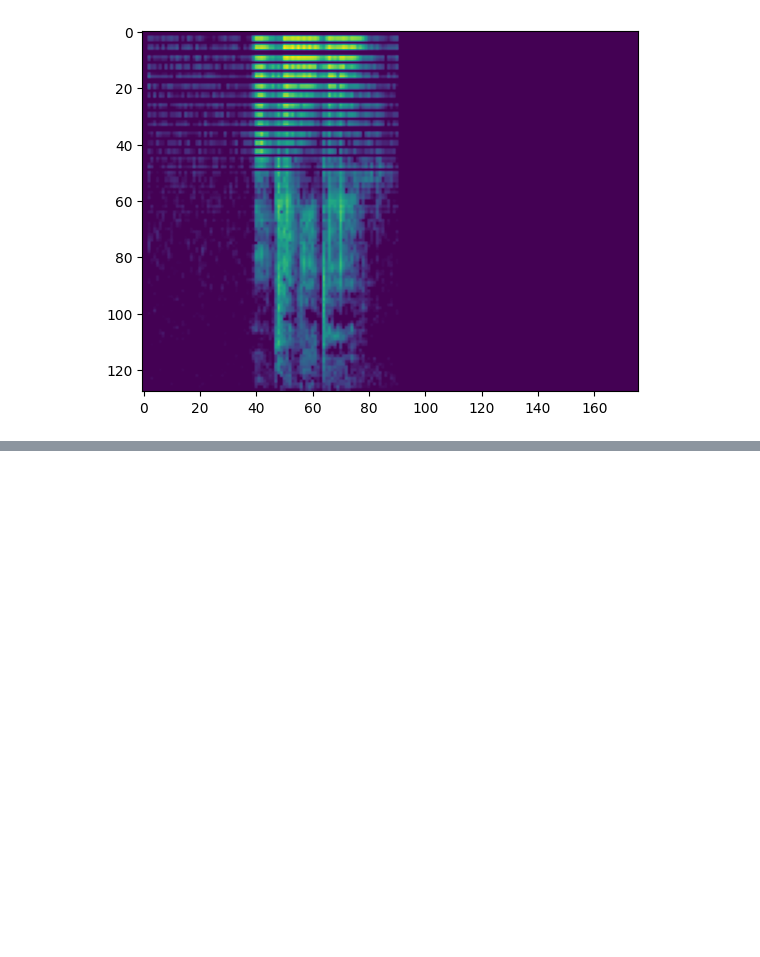
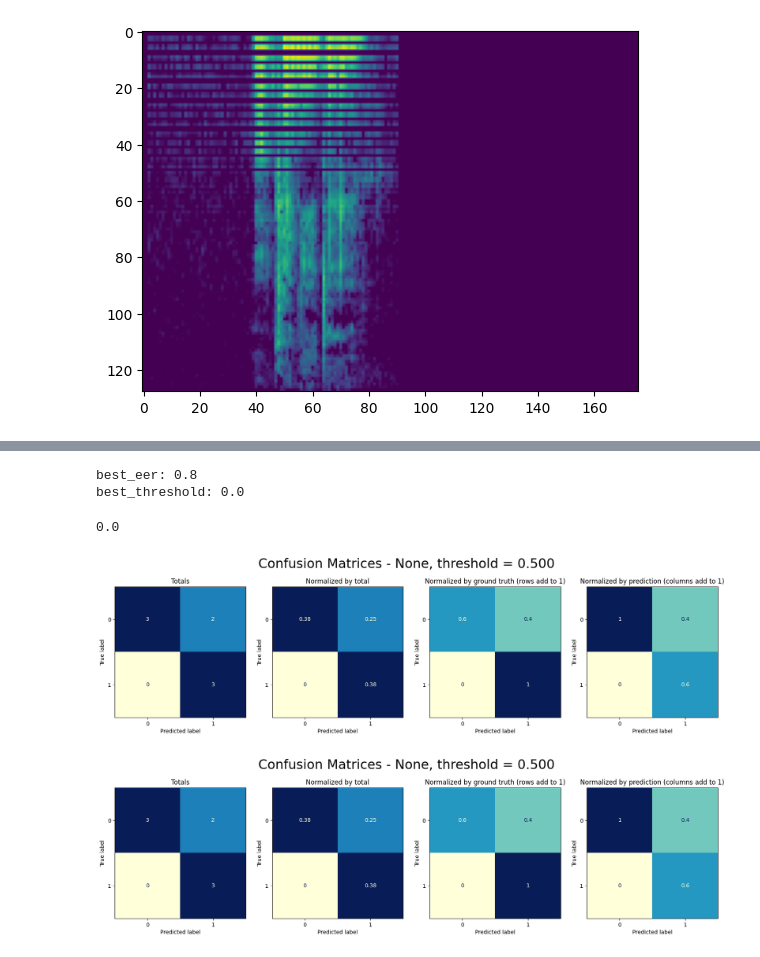
Before and after one commit to cassuci/adf-detector, a Jupyter notebook: 1-0-data-structure.ipynb, the cells around one changed output, grey strips where cells are left out. Cells and saved outputs as stored; diff of their text form; code cells hidden in the pictures; blank space fills up the shorter version.

Commit message:
adding eer to metrics.py

```diff
--- a/1-0-data-structure.ipynb
+++ b/1-0-data-structure.ipynb
@@ -247,0 +256,6 @@ plt.imshow(audio_to_mel_spectrogram(cls_train_ids_sample[cls_train_ids_sample['f
+# %%
+y_true = np.array([0, 0, 0, 0, 0, 1, 1, 1])
+y_score = np.array([0.4, 0.3, 0.6, 0.4, 0.55, 0.7, 0.1, 0.09])
+
+evaluator = metrics.BinaryPerformance(y_true, y_score)
+evaluator.evaluate_binary_performance()
@@ -247,0 +278,11 @@ plt.imshow(audio_to_mel_spectrogram(cls_train_ids_sample[cls_train_ids_sample['f
+# %%
+evaluator.get_best_threshold(metric='eer')
+# %% [output]
+best_eer: 0.8
+best_threshold: 0.0
+0.0
+# %%
+evaluator.plot_confusion_matrix()
+# %% [output]
+[figure, added]
+[figure, added]
```
Also changed, not shown: parts of 3 cells of this notebook, 2 other files.
